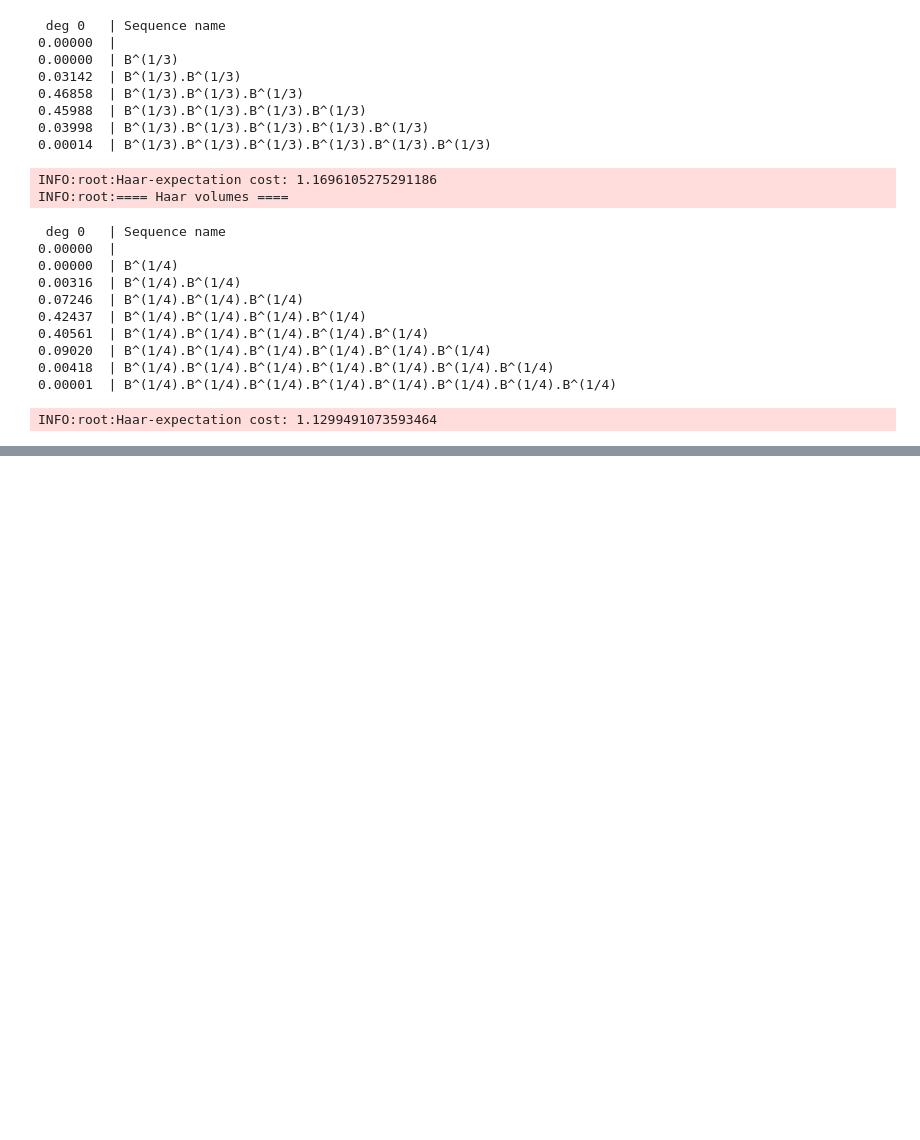
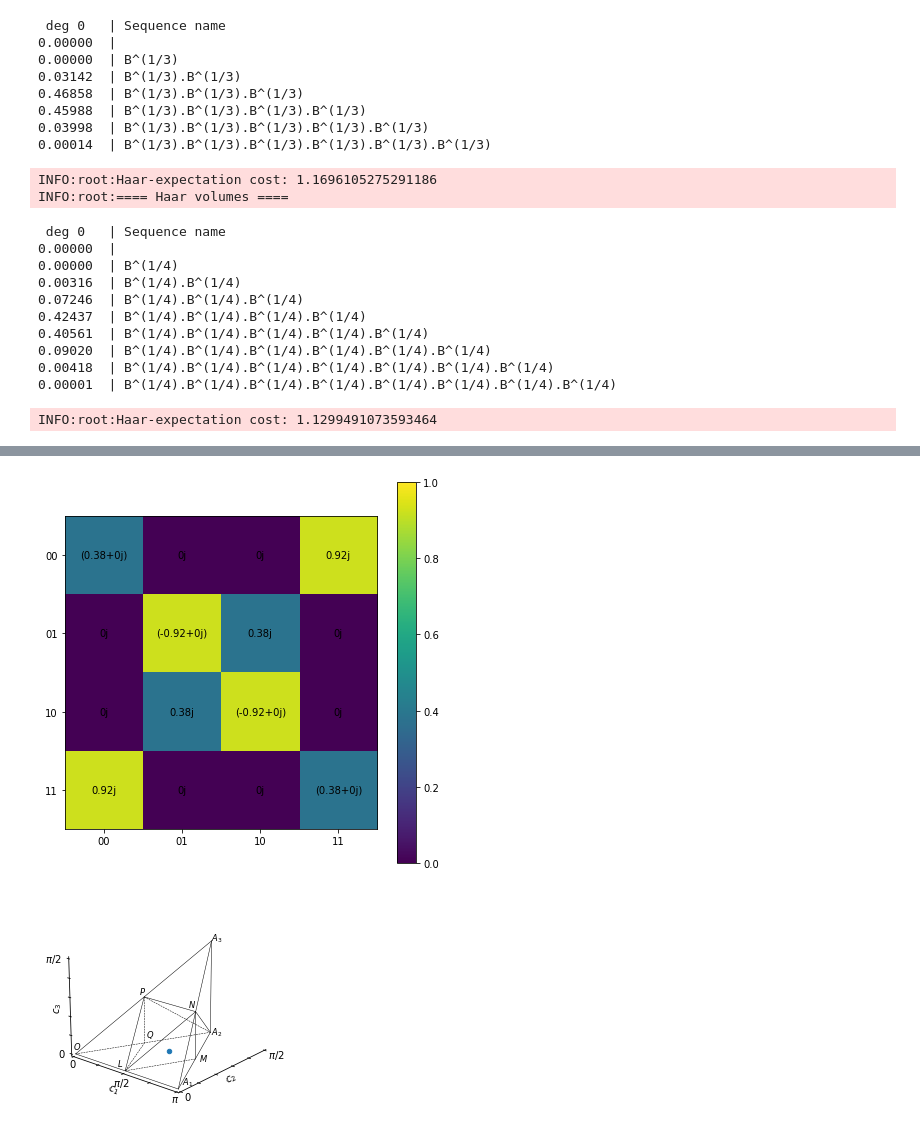
Before and after one commit to Pitt-JonesLab/slam_decomposition, a Jupyter notebook: src/scripts/basis_coverage.ipynb, the cells around one changed output, grey strips where cells are left out. Saved outputs shown, nothing was run; the diff lists cells and outputs as text; code cells hidden in the pictures; blank space fills up the shorter version.

```diff
--- a/src/scripts/basis_coverage.ipynb
+++ b/src/scripts/basis_coverage.ipynb
@@ -91,3 +130,14 @@ INFO:root:Haar-expectation cost: 1.1299491073593464
+# %%
+i,j = (7,3)
+u = h._construct_U_lambda(i*np.pi/8, j*np.pi/8)(1).full()
+plotMatrix(u)
+# u = CustomCostGate(u, f"B({i*np.pi/8, j*np.pi/8})", cost=1)
+# gate_set_to_coverage(u, chatty=True)
+from src.utils.visualize import unitary_to_weyl
+unitary_to_weyl(u)
+# %% [output]
+[figure, added]
+[figure, added]
 # %%
 #this doesn't really work but just seeing what would happen if try to minimize expected cost
 
```
Also changed, not shown: parts of 4 cells of this notebook, 5 other files.
